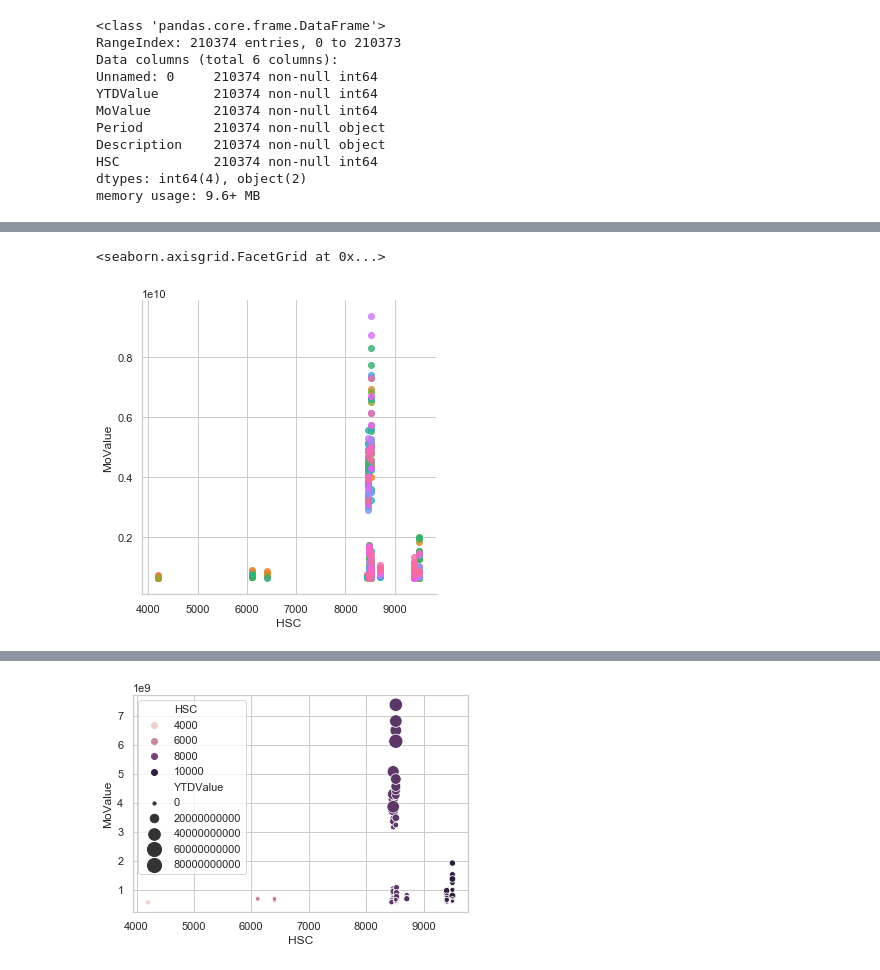
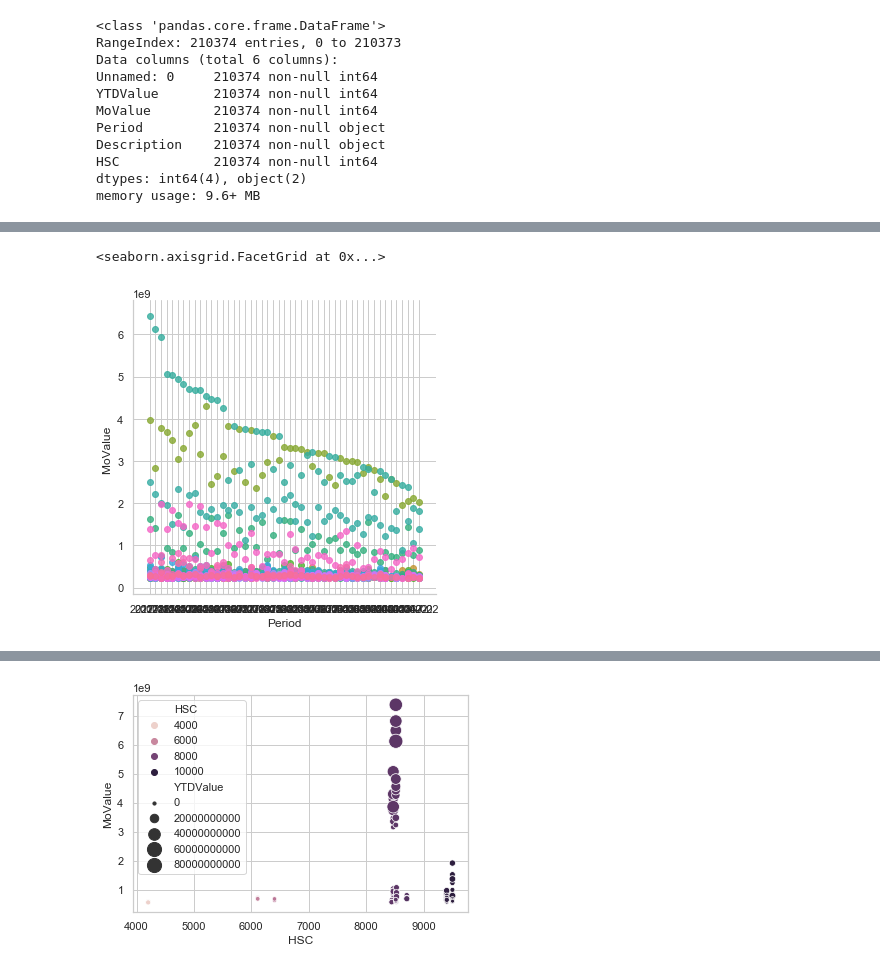
Before and after one commit to Sailendra-Mahapatra/Project2, a Jupyter notebook: Alex's Workbook/workbook.ipynb, the cells around one changed output, grey strips where cells are left out. Cells and saved outputs as stored; diff of their text form; code cells hidden in the pictures.

```diff
--- a/Alex's Workbook/workbook.ipynb
+++ b/Alex's Workbook/workbook.ipynb
@@ -672,5 +658,5 @@ prodcuts["MO_zscore"] = zscore(prodcuts["MoValue "])
 prodcuts["is_outlier"] = prodcuts["MO_zscore"].apply(
   lambda x: x <= -2.5 or x >= 2.5
 )
-super_products = prodcuts[prodcuts["is_outlier"]].sort_values(by=['HSC'], ascending = True)
+super_products = prodcuts[prodcuts["is_outlier"]].sort_values(by=['MO_zscore'], ascending = False)
 # %%
@@ -696,5 +678,5 @@ super_products
 # %%
-sns.lmplot( x="", y="MoValue", data=df, fit_reg=False, hue='Period', legend=False)
+sns.lmplot( x="Period", y="MoValue ", data=super_products, fit_reg=False, hue='HSC', legend=False)
 # %% [output]
 <seaborn.axisgrid.FacetGrid at 0x...>
-[figure, old version]
+[figure, new version]
```
Also changed, not shown: parts of 23 cells of this notebook, 6 other files.
